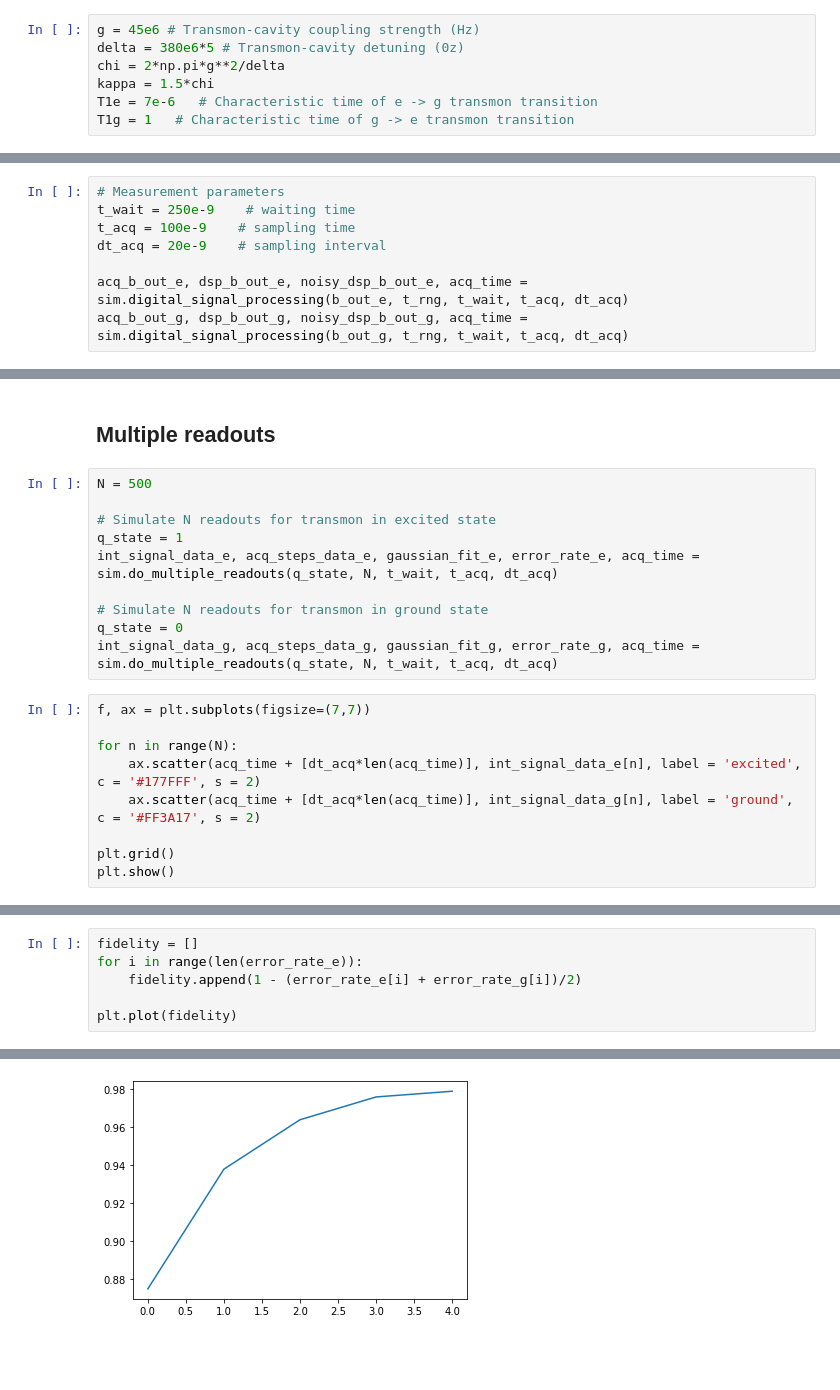
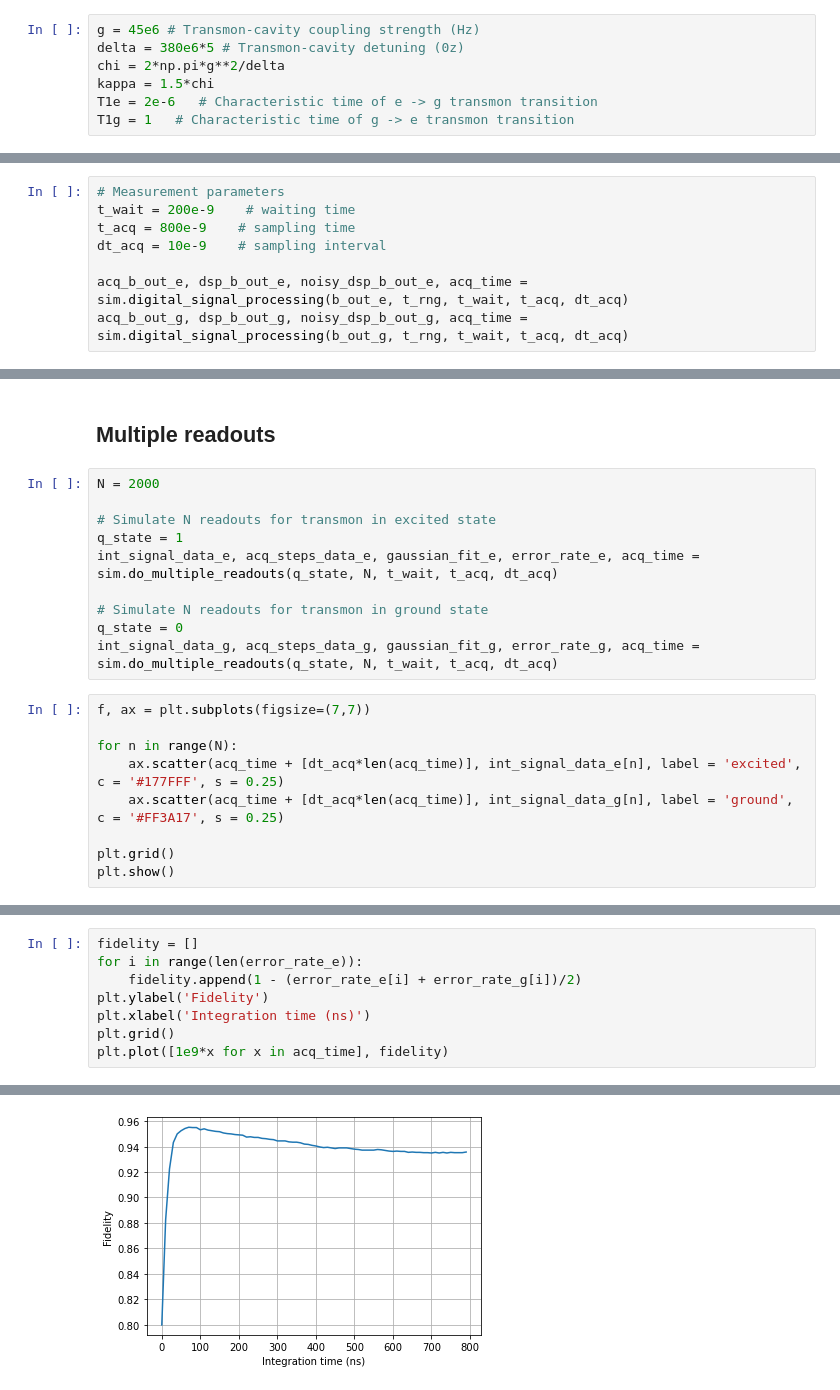
Before and after one commit to fernandovldrs/qcrew-readout, a Jupyter notebook: readout_simulation.ipynb, the cells around one changed output, grey strips where cells are left out. Cells and saved outputs as stored; diff of their text form; blank space fills up the shorter version.

```diff
--- a/readout_simulation.ipynb
+++ b/readout_simulation.ipynb
@@ -17,7 +17,7 @@ g = 45e6 # Transmon-cavity coupling strength (Hz)
 delta = 380e6*5 # Transmon-cavity detuning (0z)
 chi = 2*np.pi*g**2/delta
 kappa = 1.5*chi
-T1e = 7e-6   # Characteristic time of e -> g transmon transition
+T1e = 2e-6   # Characteristic time of e -> g transmon transition
 T1g = 1   # Characteristic time of g -> e transmon transition
 # %%
 kappa/2/np.pi/1e6
@@ -129,9 +129,9 @@ plt.show()
 sim.b_signal_proc() function
 # %%
 # Measurement parameters
-t_wait = 250e-9    # waiting time
-t_acq = 100e-9    # sampling time
-dt_acq = 20e-9    # sampling interval
+t_wait = 200e-9    # waiting time
+t_acq = 800e-9    # sampling time
+dt_acq = 10e-9    # sampling interval
 
 acq_b_out_e, dsp_b_out_e, noisy_dsp_b_out_e, acq_time = sim.digital_signal_processing(b_out_e, t_rng, t_wait, t_acq, dt_acq)
 acq_b_out_g, dsp_b_out_g, noisy_dsp_b_out_g, acq_time = sim.digital_signal_processing(b_out_g, t_rng, t_wait, t_acq, dt_acq)
@@ -356,7 +357,7 @@ plt.show()
 # %% [markdown]
 ## Multiple readouts
 # %%
-N = 500
+N = 2000
 
 # Simulate N readouts for transmon in excited state
 q_state = 1
@@ -369,8 +370,8 @@ int_signal_data_g, acq_steps_data_g, gaussian_fit_g, error_rate_g, acq_time = si
 f, ax = plt.subplots(figsize=(7,7))
 
 for n in range(N):
-    ax.scatter(acq_time + [dt_acq*len(acq_time)], int_signal_data_e[n], label = 'excited', c = '#177FFF', s = 2)
-    ax.scatter(acq_time + [dt_acq*len(acq_time)], int_signal_data_g[n], label = 'ground', c = '#FF3A17', s = 2)
+    ax.scatter(acq_time + [dt_acq*len(acq_time)], int_signal_data_e[n], label = 'excited', c = '#177FFF', s = 0.25)
+    ax.scatter(acq_time + [dt_acq*len(acq_time)], int_signal_data_g[n], label = 'ground', c = '#FF3A17', s = 0.25)
 
 plt.grid()
 plt.show()
@@ -419,9 +420,11 @@ error_rate
 # %%
 fidelity = []
 for i in range(len(error_rate_e)):
     fidelity.append(1 - (error_rate_e[i] + error_rate_g[i])/2)
-
-plt.plot(fidelity)
+plt.ylabel('Fidelity')
+plt.xlabel('Integration time (ns)')
+plt.grid()
+plt.plot([1e9*x for x in acq_time], fidelity)
 # %% [output]
 [<matplotlib.lines.Line2D at 0x...>]
-[figure, old version]
+[figure, new version]
```
Also changed, not shown: parts of 23 cells of this notebook.
